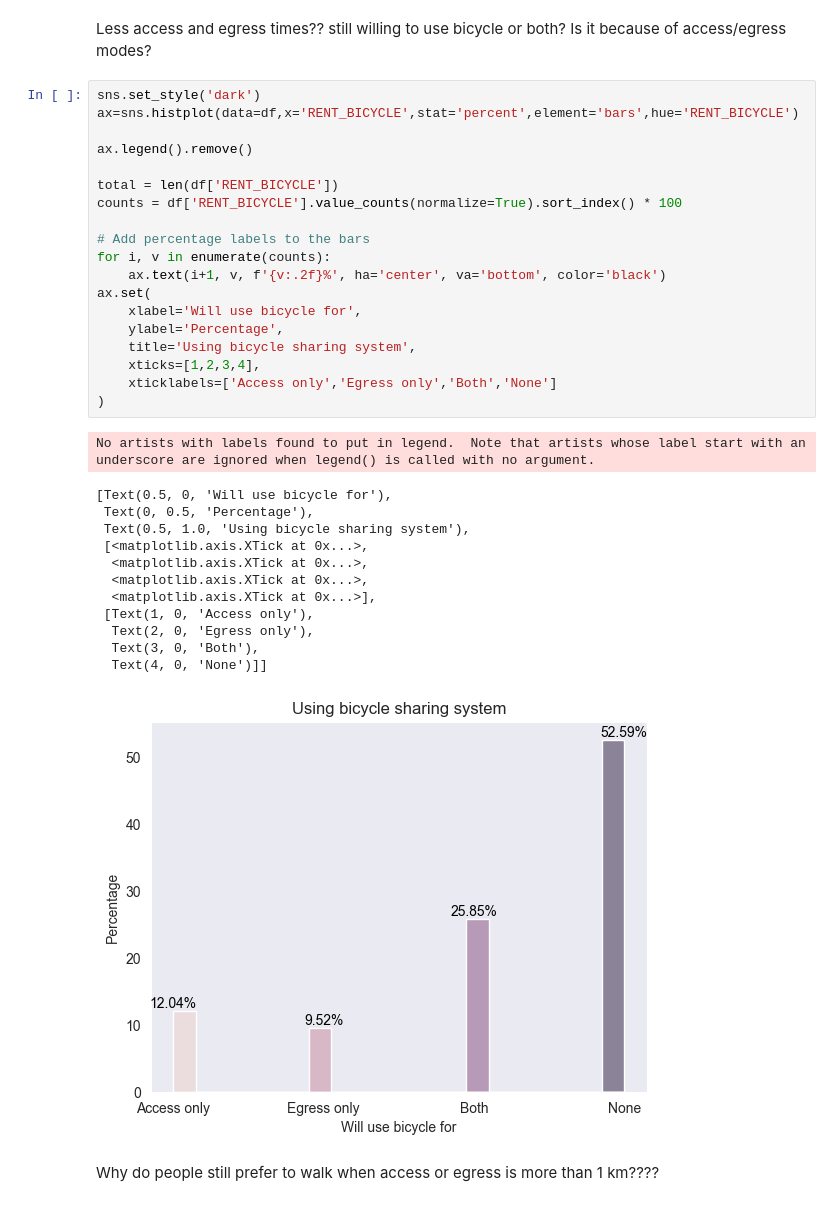
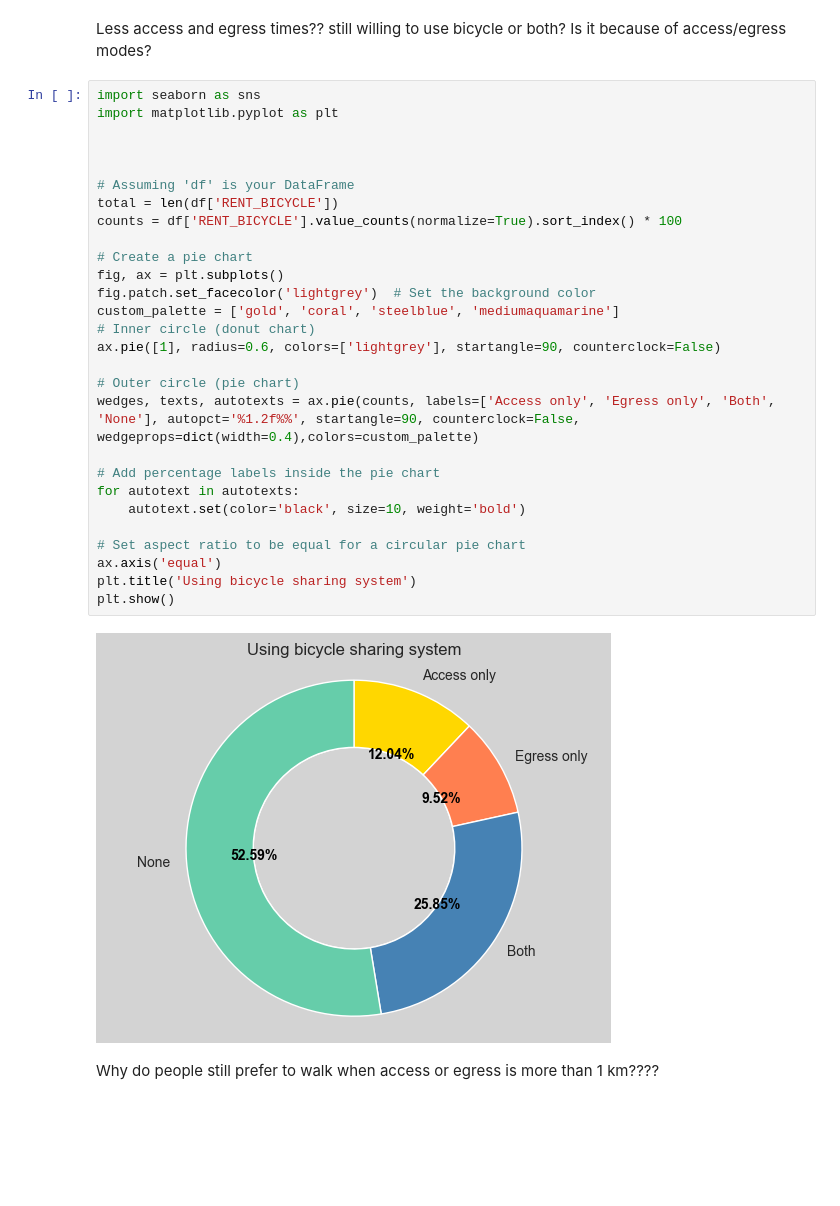
Before and after one commit to Gavaskar24/Metro, a Jupyter notebook: EDA.ipynb, the cells around one changed output. Saved outputs shown, nothing was run; the diff lists cells and outputs as text; blank space fills up the shorter version.

```diff
--- a/EDA.ipynb
+++ b/EDA.ipynb
@@ -1531,39 +1530,36 @@ sns.jointplot(data=df1,x='ACCESS_TIME',y='EGRESS_TIME',kind='reg')
 [figure]
 # %% [markdown]
 Less access and egress times?? still willing to use bicycle or both? Is it because of access/egress modes?
-# %%
-sns.set_style('dark')
-ax=sns.histplot(data=df,x='RENT_BICYCLE',stat='percent',element='bars',hue='RENT_BICYCLE')
-
-ax.legend().remove()
-
-total = len(df['RENT_BICYCLE'])
-counts = df['RENT_BICYCLE'].value_counts(normalize=True).sort_index() * 100
-
-# Add percentage labels to the bars
-for i, v in enumerate(counts):
-    ax.text(i+1, v, f'{v:.2f}%', ha='center', va='bottom', color='black')
-ax.set(
-    xlabel='Will use bicycle for',
-    ylabel='Percentage',
-    title='Using bicycle sharing system',
-    xticks=[1,2,3,4],
-    xticklabels=['Access only','Egress only','Both','None']
-)
-# %% [output]
-No artists with labels found to put in legend.  Note that artists whose label start with an underscore are ignored when legend() is called with no argument.
-[Text(0.5, 0, 'Will use bicycle for'),
- Text(0, 0.5, 'Percentage'),
- Text(0.5, 1.0, 'Using bicycle sharing system'),
- [<matplotlib.axis.XTick at 0x...>,
-  <matplotlib.axis.XTick at 0x...>,
-  <matplotlib.axis.XTick at 0x...>,
-  <matplotlib.axis.XTick at 0x...>],
- [Text(1, 0, 'Access only'),
-  Text(2, 0, 'Egress only'),
-  Text(3, 0, 'Both'),
-  Text(4, 0, 'None')]]
-[figure, removed]
+# %%
+import seaborn as sns
+import matplotlib.pyplot as plt
+
+
+
+# Assuming 'df' is your DataFrame
+total = len(df['RENT_BICYCLE'])
+counts = df['RENT_BICYCLE'].value_counts(normalize=True).sort_index() * 100
+
+# Create a pie chart
+fig, ax = plt.subplots()
+fig.patch.set_facecolor('lightgrey')  # Set the background color
+custom_palette = ['gold', 'coral', 'steelblue', 'mediumaquamarine']
+# Inner circle (donut chart)
+ax.pie([1], radius=0.6, colors=['lightgrey'], startangle=90, counterclock=False)
+
+# Outer circle (pie chart)
+wedges, texts, autotexts = ax.pie(counts, labels=['Access only', 'Egress only', 'Both', 'None'], autopct='%1.2f%%', startangle=90, counterclock=False, wedgeprops=dict(width=0.4),colors=custom_palette)
+
+# Add percentage labels inside the pie chart
+for autotext in autotexts:
+    autotext.set(color='black', size=10, weight='bold')
+
+# Set aspect ratio to be equal for a circular pie chart
+ax.axis('equal')
+plt.title('Using bicycle sharing system')
+plt.show()
+# %% [output]
+[figure, added]
 # %% [markdown]
 Why do people still prefer to walk when access or egress is more than 1 km????
 # %%
```
Also changed, not shown: parts of 2 cells of this notebook.
